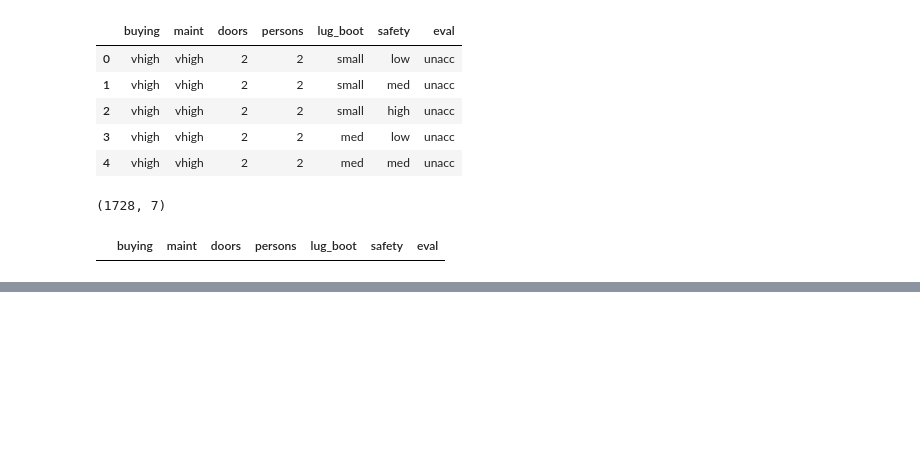
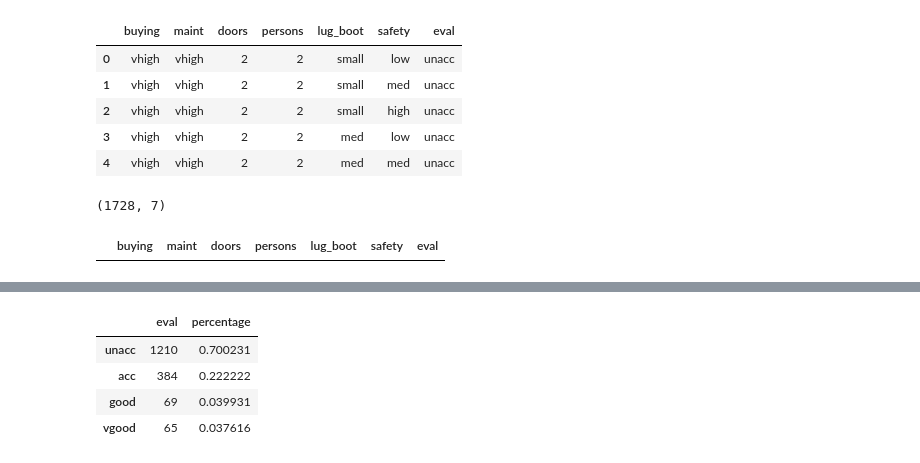
Before and after one commit to benisi/ML_classification_problem, a Jupyter notebook: classification.ipynb, the cells around one changed output, grey strips where cells are left out. Cells and saved outputs as stored; diff of their text form; code cells hidden in the pictures; blank space fills up the shorter version.

```diff
--- a/classification.ipynb
+++ b/classification.ipynb
@@ -36,0 +56,9 @@ df[pd.isnull(df).any(axis=1)]
+# %%
+car_counts['percentage'] = car_counts['eval']/car_counts.sum()[0]
+car_counts
+# %% [output]
+|  | eval | percentage |
+| unacc | 1210 | 0.700231 |
+| acc | 384 | 0.222222 |
+| good | 69 | 0.039931 |
+| vgood | 65 | 0.037616 |
```
Also changed, not shown: parts of 6 cells of this notebook.
